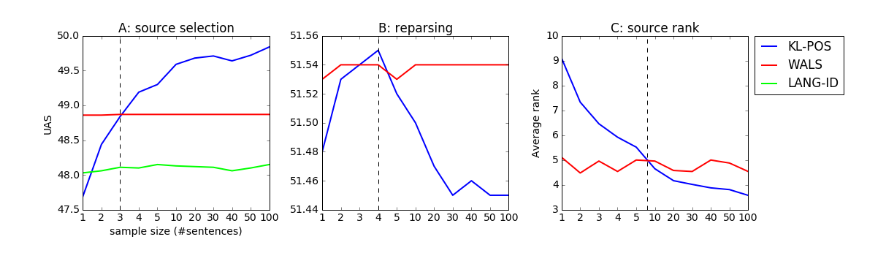
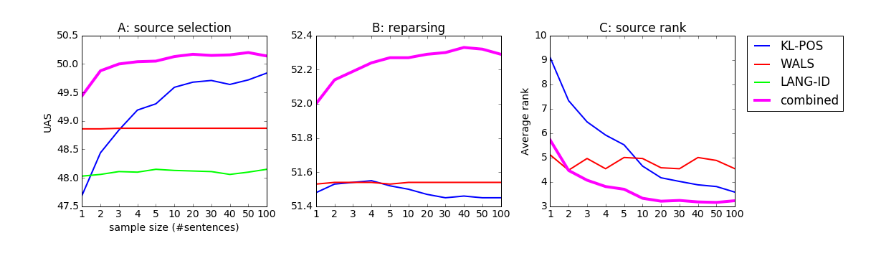
Before and after one commit to zeljkoagic/freasy, a Jupyter notebook: freasy_graphs.ipynb, the cells around one changed output. Drawn from its saved outputs; the diff is of its cells as text; code cells hidden in the pictures.

```diff
--- a/freasy_graphs.ipynb
+++ b/freasy_graphs.ipynb
@@ -10,9 +10,11 @@ fig = plt.figure(figsize=(14, 8))
 klcpos3 = [47.69, 48.44, 48.84, 49.19, 49.3, 49.59, 49.68, 49.71, 49.64, 49.72, 49.84]
 wals = [48.86, 48.86, 48.87, 48.87, 48.87, 48.87, 48.87, 48.87, 48.87, 48.87, 48.87]
 langid = [48.03, 48.06, 48.11, 48.1, 48.15, 48.13, 48.12, 48.11, 48.06, 48.1, 48.15]
+combined = [49.44, 49.88, 50.00, 50.04, 50.05, 50.13, 50.17, 50.15, 50.16, 50.20, 50.14]
 
 kl_voted = [51.48, 51.53, 51.54, 51.55, 51.52, 51.5, 51.47, 51.45, 51.46, 51.45, 51.45]
 ws_voted = [51.53, 51.54, 51.54, 51.54, 51.53, 51.54, 51.54, 51.54, 51.54, 51.54, 51.54]
+combined_voted = [52.00, 52.14, 52.19, 52.24, 52.27, 52.27, 52.29, 52.30, 52.33, 52.32, 52.29]
 
 kl_tau = [0.21, 0.23, 0.20, 0.22, 0.25, 0.30, 0.25, 0.26, 0.31, 0.33, 0.29]
 ws_tau = [0.27, 0.24, 0.29, 0.24, 0.27, 0.24, 0.23, 0.25, 0.28, 0.27, 0.28]
@@ -23,7 +25,7 @@ kl_rho =[0.29, 0.32, 0.29, 0.31, 0.34, 0.43, 0.34, 0.36, 0.43, 0.45, 0.41]
 ws_rnk = [5.11, 4.48, 4.96, 4.54, 5.00, 4.96, 4.58, 4.54, 5.00, 4.88, 4.54]
 kl_rnk = [9.10, 7.33, 6.46, 5.92, 5.52, 4.65, 4.17, 4.02, 3.88, 3.81, 3.58]
 
-
+combined_rnk = [5.72, 4.47, 4.07, 3.81, 3.70, 3.33, 3.21, 3.24, 3.18, 3.16, 3.23]
 
 gr = [1,2,3,4,5,10,20,30,40,50,100]
 gr2 = np.arange(len(gr))
@@ -33,7 +35,8 @@ ax = fig.add_subplot(2,3,1)
 plt.plot(gr2, klcpos3, color="blue", linewidth=2, label="KL-POS")
 plt.plot(wals, color="red", linewidth=2, label="WALS")
 plt.plot(langid, color="lime", linewidth=2, label="LANG-ID")
-plt.axvline(2, color="black", linestyle="--")
+plt.plot(combined, color="magenta", linewidth=4, label="combined")
+#plt.axvline(2, color="black", linestyle="--")
 plt.xticks(gr2, gr)
 
 plt.rcParams.update({'font.size': 12})
@@ -46,7 +49,8 @@ ax = fig.add_subplot(2,3,2)
 
 plt.plot(gr2, kl_voted, color="blue", linewidth=2, label="klcpos3")
 plt.plot(ws_voted, color="red", linewidth=2, label="wals")
-plt.axvline(3, color="black", linestyle="--")
+plt.plot(combined_voted, color="magenta", linewidth=4, label="combined")
+# plt.axvline(3, color="black", linestyle="--")
 plt.xticks(gr2, gr)
 
 #plt.legend(bbox_to_anchor=(1, 1), loc=2, borderaxespad=0., frameon=False)
@@ -55,32 +59,34 @@ plt.title("B: reparsing")
 plt.rcParams.update({'font.size': 14})
 
 #ax = fig.add_subplot(2,3,3)
 
 #plt.plot(gr2, kl_rho, color="blue", linewidth=2, label="klcpos3")
 #plt.plot(ws_rho, color="red", linewidth=2, label="wals")
 #plt.xticks(gr2, gr)
 
 #plt.legend(bbox_to_anchor=(1, 1), loc=2, borderaxespad=0., frameon=False)
 #plt.legend(loc=0)
 #plt.title("C: rankings of sources")
 #plt.rcParams.update({'font.size': 14})
 
 #plt.ylabel("Pearson's rho")
 
 ax = fig.add_subplot(2,3,3)
 
 plt.plot(gr2, kl_rnk, color="blue", linewidth=2, label="klcpos3")
 plt.plot(ws_rnk, color="red", linewidth=2, label="wals")
+plt.plot(combined_rnk, color="magenta", linewidth=4, label="combined")
+
 plt.xticks(gr2, gr)
-plt.axvline(4.6, color="black", linestyle="--")
+#plt.axvline(4.6, color="black", linestyle="--")
 
 #plt.legend(bbox_to_anchor=(1, 1), loc=2, borderaxespad=0., frameon=False)
 #plt.legend(loc=0)
 plt.title("C: source rank")
 plt.rcParams.update({'font.size': 14})
 
 plt.ylabel("Average rank")
 
 fig.tight_layout()
 # %% [output]
-[figure, old version]
+[figure, new version]
```
Also changed, not shown: 1 other file.
